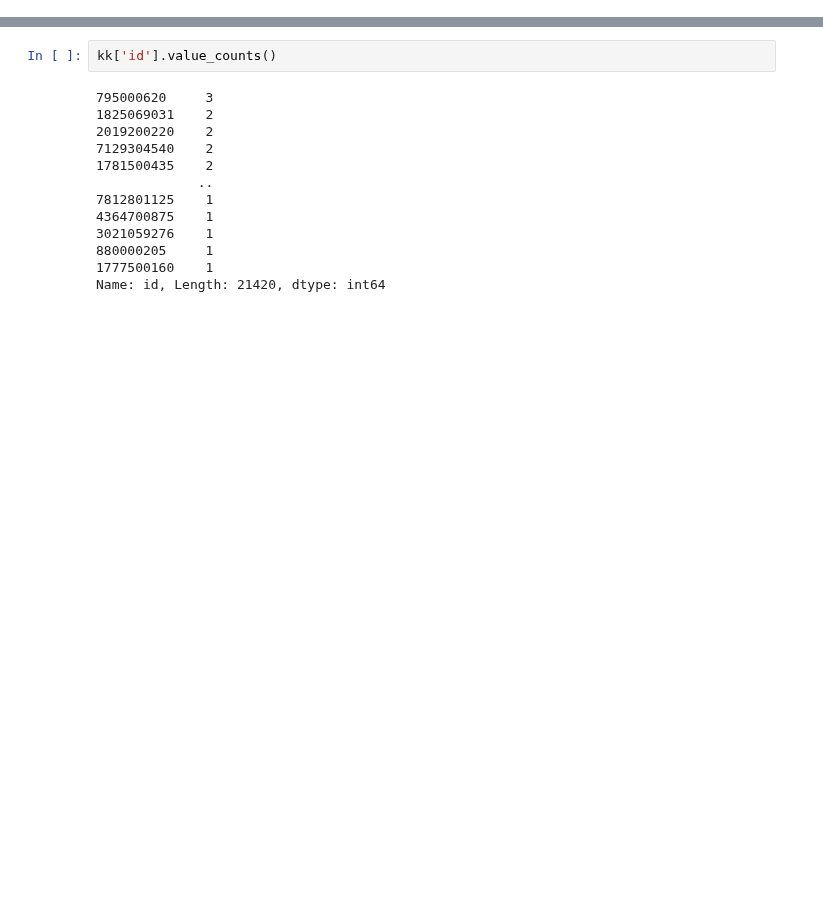
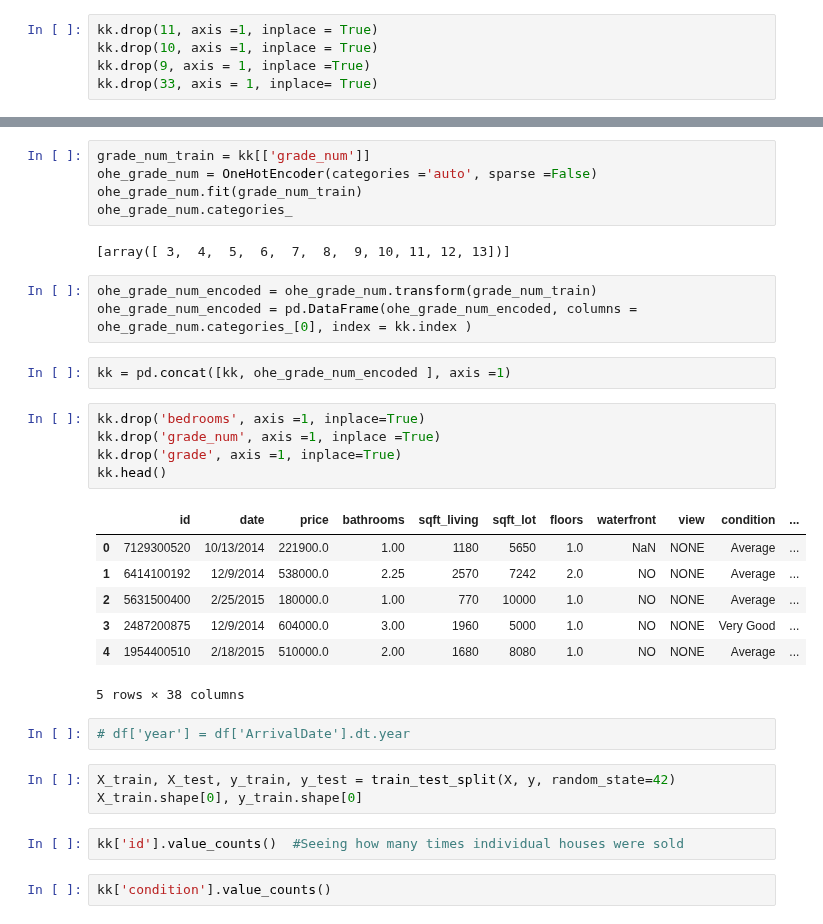
Before and after one commit to kangjw1208/King-Country-Real-Estate, a Jupyter notebook: RPWorkingNoteBook.ipynb, the cells around one changed output, grey strips where cells are left out. Saved outputs shown, nothing was run; the diff lists cells and outputs as text; blank space fills up the shorter version.

Commit message:
Working notebook where one hot encoding occured in the data frame

```diff
--- a/RPWorkingNoteBook.ipynb
+++ b/RPWorkingNoteBook.ipynb
@@ -23,0 +75,5 @@ kk.head(25)
+# %%
+kk.drop(11, axis =1, inplace = True)
+kk.drop(10, axis =1, inplace = True)
+kk.drop(9, axis = 1, inplace =True)
+kk.drop(33, axis = 1, inplace= True)
@@ -24,16 +96,35 @@ kk.head(25)
+# %%
+grade_num_train = kk[['grade_num']]
+ohe_grade_num = OneHotEncoder(categories ='auto', sparse =False)
+ohe_grade_num.fit(grade_num_train)
+ohe_grade_num.categories_
+# %% [output]
+[array([ 3,  4,  5,  6,  7,  8,  9, 10, 11, 12, 13])]
+# %%
+ohe_grade_num_encoded = ohe_grade_num.transform(grade_num_train)
+ohe_grade_num_encoded = pd.DataFrame(ohe_grade_num_encoded, columns = ohe_grade_num.categories_[0], index = kk.index )
+# %%
+kk = pd.concat([kk, ohe_grade_num_encoded ], axis =1)
+# %%
+kk.drop('bedrooms', axis =1, inplace=True)
+kk.drop('grade_num', axis =1, inplace =True)
+kk.drop('grade', axis =1, inplace=True)
+kk.head()
+# %% [output]
+|  | id | date | price | bathrooms | sqft_living | sqft_lot | floors | waterfront | view | condition | ... |
+| 0 | 7129300520 | 10/13/2014 | 221900.0 | 1.00 | 1180 | 5650 | 1.0 | NaN | NONE | Average | ... |
+| 1 | 6414100192 | 12/9/2014 | 538000.0 | 2.25 | 2570 | 7242 | 2.0 | NO | NONE | Average | ... |
+| 2 | 5631500400 | 2/25/2015 | 180000.0 | 1.00 | 770 | 10000 | 1.0 | NO | NONE | Average | ... |
+| 3 | 2487200875 | 12/9/2014 | 604000.0 | 3.00 | 1960 | 5000 | 1.0 | NO | NONE | Very Good | ... |
+| 4 | 1954400510 | 2/18/2015 | 510000.0 | 2.00 | 1680 | 8080 | 1.0 | NO | NONE | Average | ... |
+5 rows × 38 columns
+# %%
+# df['year'] = df['ArrivalDate'].dt.year
+# %%
+X_train, X_test, y_train, y_test = train_test_split(X, y, random_state=42)
+X_train.shape[0], y_train.shape[0]
+# %%
+kk['id'].value_counts()  #Seeing how many times individual houses were sold
 # %%
-kk['id'].value_counts()
+kk['condition'].value_counts()
-# %% [output]
-795000620     3
-1825069031    2
-2019200220    2
-7129304540    2
-1781500435    2
-             ..
-7812801125    1
-4364700875    1
-3021059276    1
-880000205     1
-1777500160    1
-Name: id, Length: 21420, dtype: int64
 # %%
```
Also changed, not shown: parts of 31 cells of this notebook.
